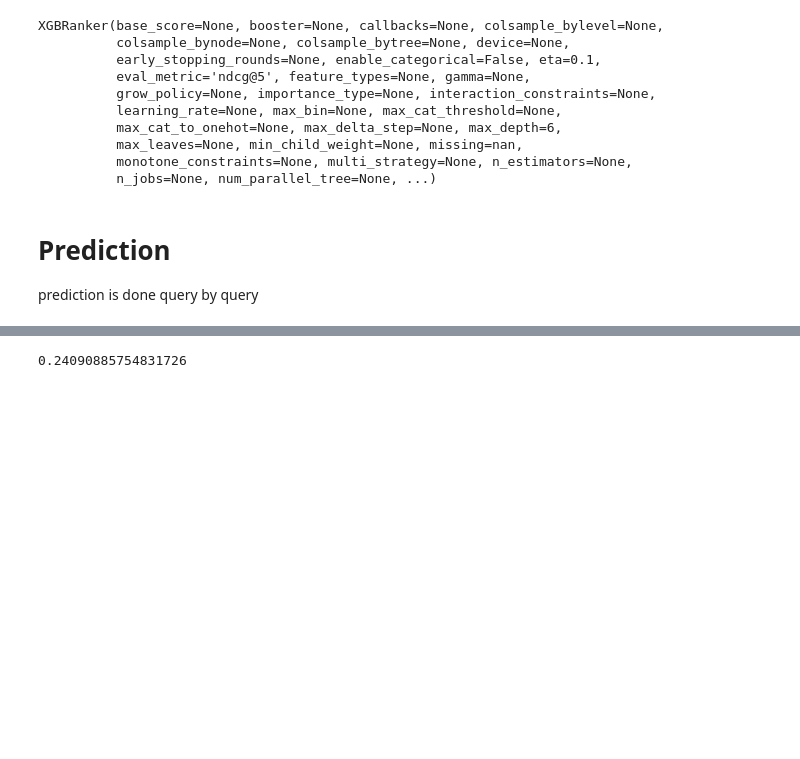
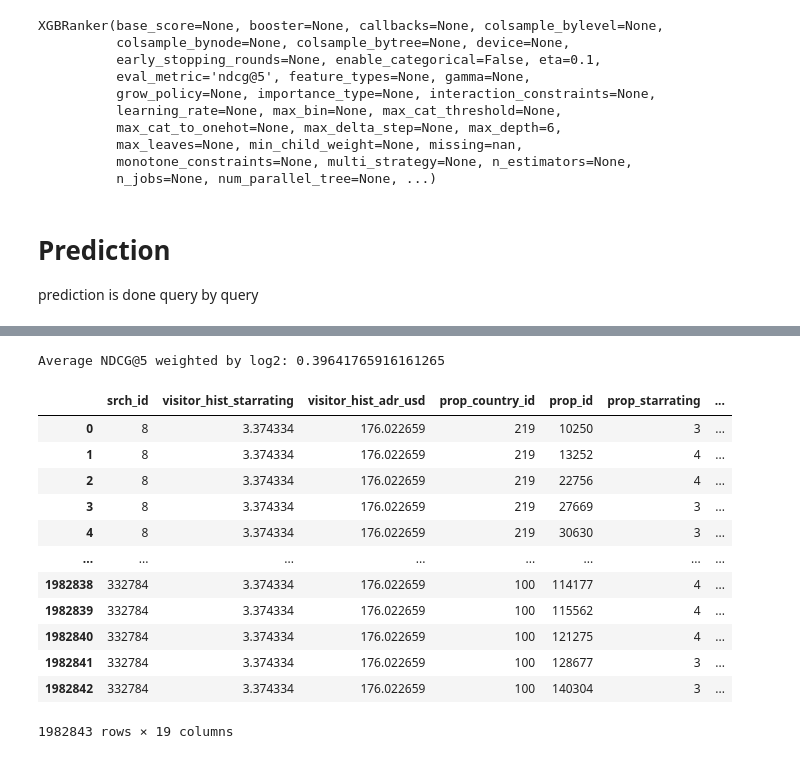
Before and after one commit to Leodom01/X_400108-DataMiningTechniques, a Jupyter notebook: L2R_validation_set.ipynb, the cells around one changed output, grey strips where cells are left out. Saved outputs shown, nothing was run; the diff lists cells and outputs as text; code cells hidden in the pictures; blank space fills up the shorter version.

```diff
--- a/L2R_validation_set.ipynb
+++ b/L2R_validation_set.ipynb
@@ -149,12 +149,39 @@ srch_id
 Length: 79918, dtype: object
 # %%
 from sklearn.metrics import ndcg_score
+import numpy as np
 
-result = modified_df.sort_values(by=['srch_id', 'predicted_reg'], ascending=[True, False])
-print(ndcg_score([y_test['target_label'].to_numpy()], [result['predicted_reg'].to_numpy()], k=5))
-# y_test['target_label']
-# result['predicted_reg']
-# y_test['target_label'].to_numpy()
-# result['predicted_reg'].to_numpy()
+# result = modified_df.sort_values(by=['srch_id', 'predicted_reg'], ascending=[True, False])
+
+# Assuming `y_test['target_label'].to_numpy()` contains true relevance scores
+# and `result['predicted_reg'].to_numpy()` contains predicted relevance scores
+
+# Calculate NDCG@5 per query
+ndcg_per_query = []
+for query_id in modified_df['srch_id'].unique():
+    true_relevance = y_test[y_test['srch_id'] == query_id]['target_label'].values
+    predicted_relevance = modified_df[modified_df['srch_id'] == query_id]['predicted_reg'].values
+    ndcg_per_query.append(ndcg_score([true_relevance], [predicted_relevance], k=5))
+
+
+# Average over all queries
+average_ndcg = np.mean(ndcg_per_query)
+print("Average NDCG@5 weighted by log2:", average_ndcg)
 # %% [output]
-0.24090885754831726
+Average NDCG@5 weighted by log2: 0.39641765916161265
+# %%
+modified_df
+# %% [output]
+|  | srch_id | visitor_hist_starrating | visitor_hist_adr_usd | prop_country_id | prop_id | prop_starrating | ... |
+| 0 | 8 | 3.374334 | 176.022659 | 219 | 10250 | 3 | ... |
+| 1 | 8 | 3.374334 | 176.022659 | 219 | 13252 | 4 | ... |
+| 2 | 8 | 3.374334 | 176.022659 | 219 | 22756 | 4 | ... |
+| 3 | 8 | 3.374334 | 176.022659 | 219 | 27669 | 3 | ... |
+| 4 | 8 | 3.374334 | 176.022659 | 219 | 30630 | 3 | ... |
+| ... | ... | ... | ... | ... | ... | ... | ... |
+| 1982838 | 332784 | 3.374334 | 176.022659 | 100 | 114177 | 4 | ... |
+| 1982839 | 332784 | 3.374334 | 176.022659 | 100 | 115562 | 4 | ... |
+| 1982840 | 332784 | 3.374334 | 176.022659 | 100 | 121275 | 4 | ... |
+| 1982841 | 332784 | 3.374334 | 176.022659 | 100 | 128677 | 3 | ... |
+| 1982842 | 332784 | 3.374334 | 176.022659 | 100 | 140304 | 3 | ... |
+1982843 rows × 19 columns
```
Also changed, not shown: parts of 3 cells of this notebook.
